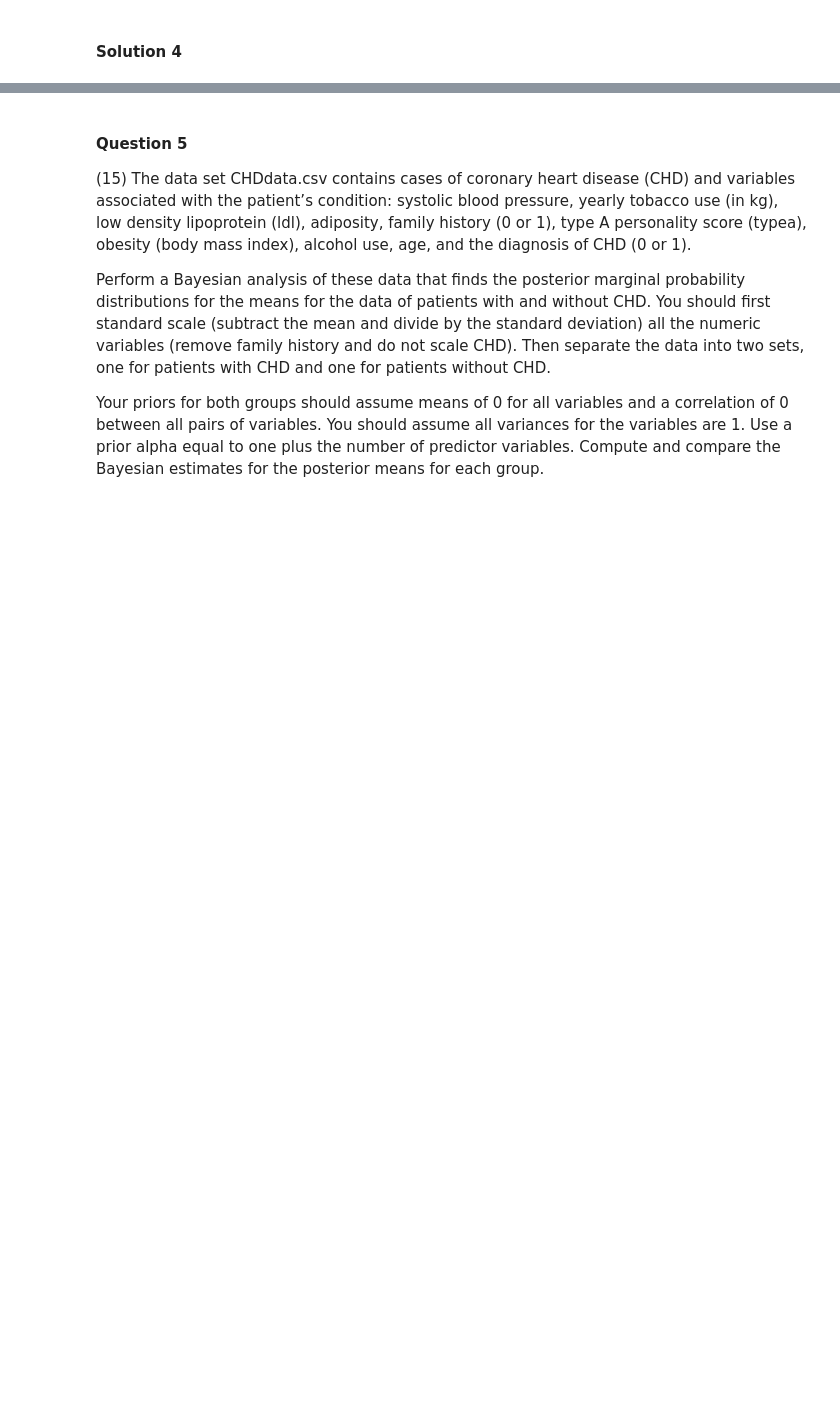
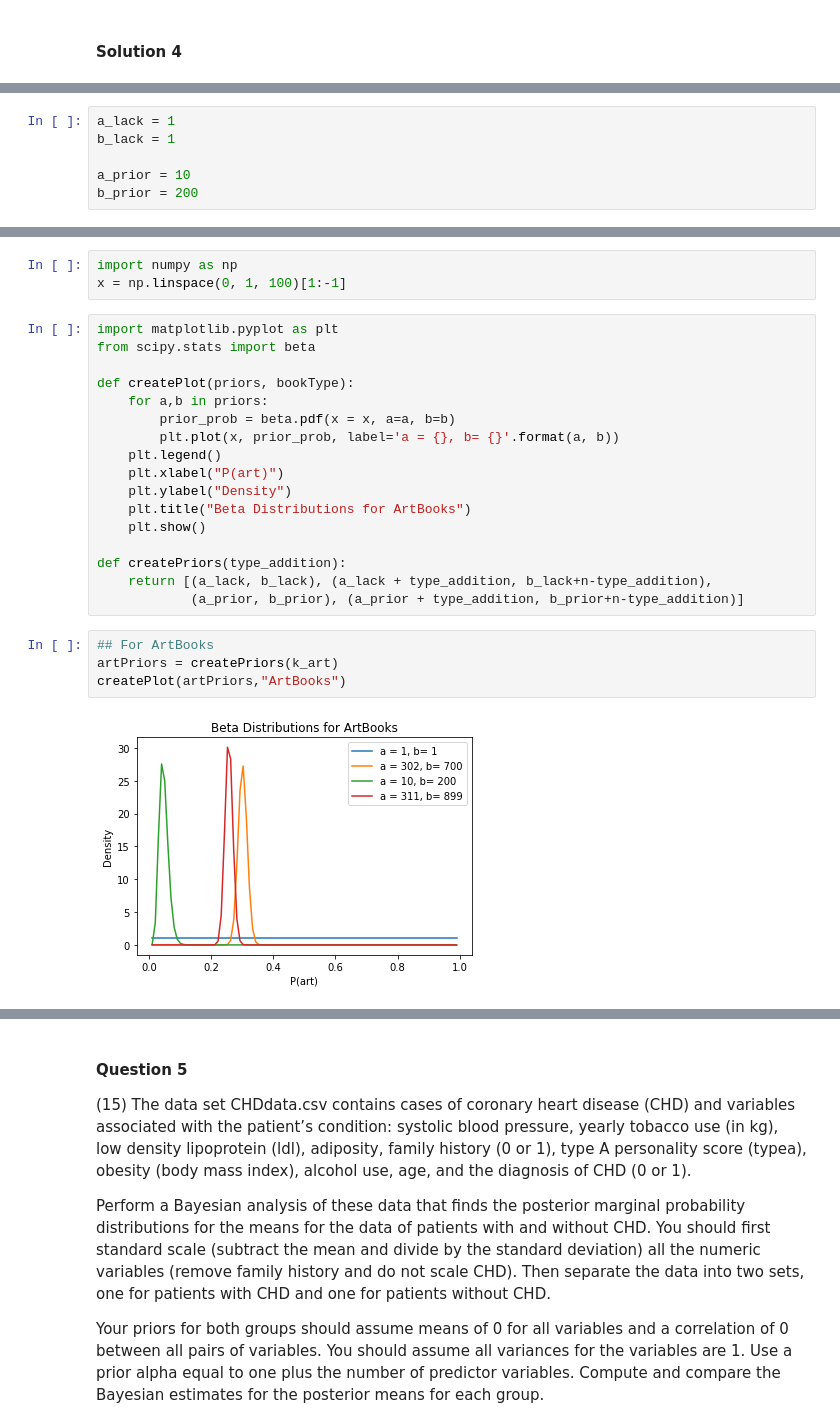
Before and after one commit to hyunsukr/DS6040-Bayesian-Machine-Learning, a Jupyter notebook: Module1/hw1.ipynb, the cells around one changed output, grey strips where cells are left out. Saved outputs shown, nothing was run; the diff lists cells and outputs as text; blank space fills up the shorter version.

```diff
--- a/Module1/hw1.ipynb
+++ b/Module1/hw1.ipynb
@@ -212,3 +213,9 @@ books
 | 998 | 1 | 1 | 0 | 0 |
 | 999 | 0 | 1 | 0 | 0 |
 1000 rows × 4 columns
+# %%
+a_lack = 1
+b_lack = 1
+
+a_prior = 10
+b_prior = 200
@@ -214,0 +230,26 @@ books
+# %%
+import numpy as np
+x = np.linspace(0, 1, 100)[1:-1]
+# %%
+import matplotlib.pyplot as plt
+from scipy.stats import beta
+
+def createPlot(priors, bookType):
+    for a,b in priors:
+        prior_prob = beta.pdf(x = x, a=a, b=b)
+        plt.plot(x, prior_prob, label='a = {}, b= {}'.format(a, b))
+    plt.legend()
+    plt.xlabel("P(art)")
+    plt.ylabel("Density")
+    plt.title("Beta Distributions for ArtBooks")
+    plt.show()
+
+def createPriors(type_addition):
+    return [(a_lack, b_lack), (a_lack + type_addition, b_lack+n-type_addition),
+            (a_prior, b_prior), (a_prior + type_addition, b_prior+n-type_addition)]
+# %%
+## For ArtBooks
+artPriors = createPriors(k_art)
+createPlot(artPriors,"ArtBooks")
+# %% [output]
+[figure, added]
```
Also changed, not shown: parts of 14 cells of this notebook.
